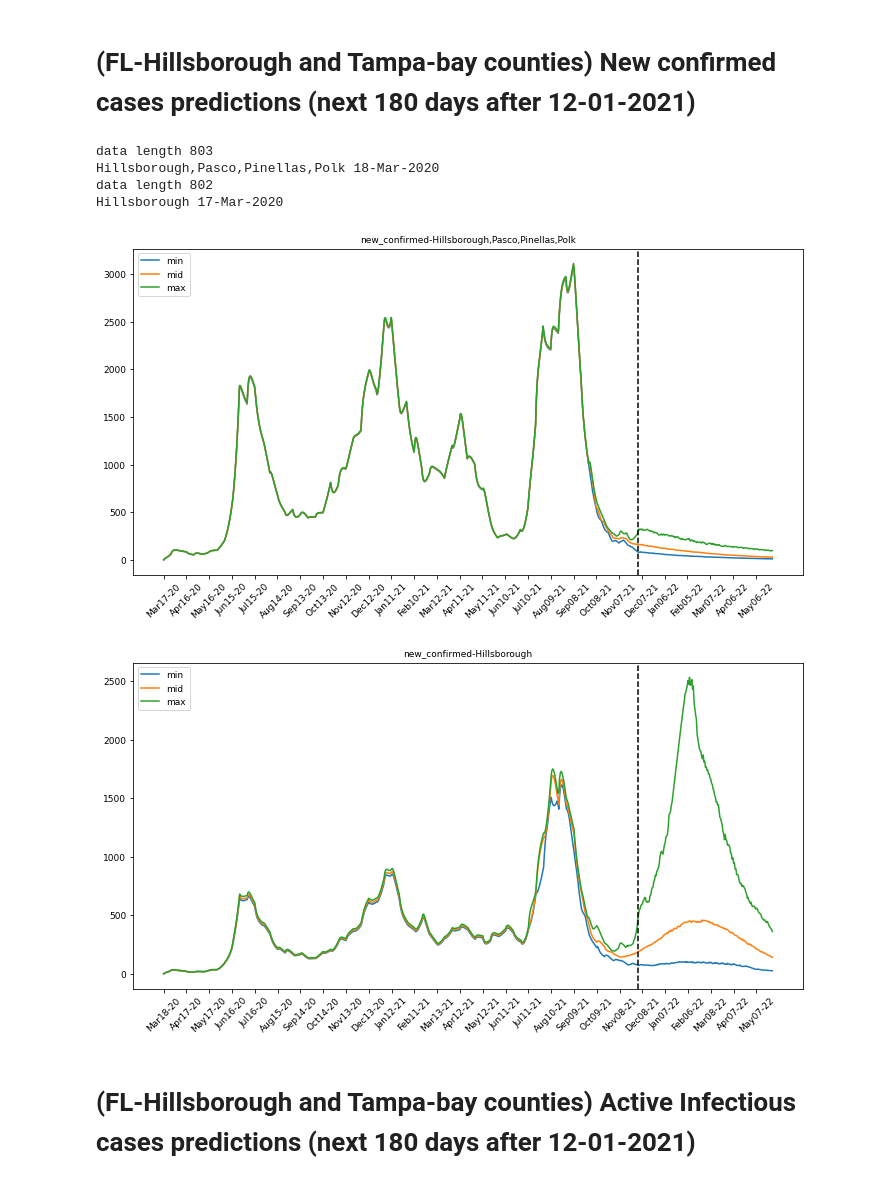
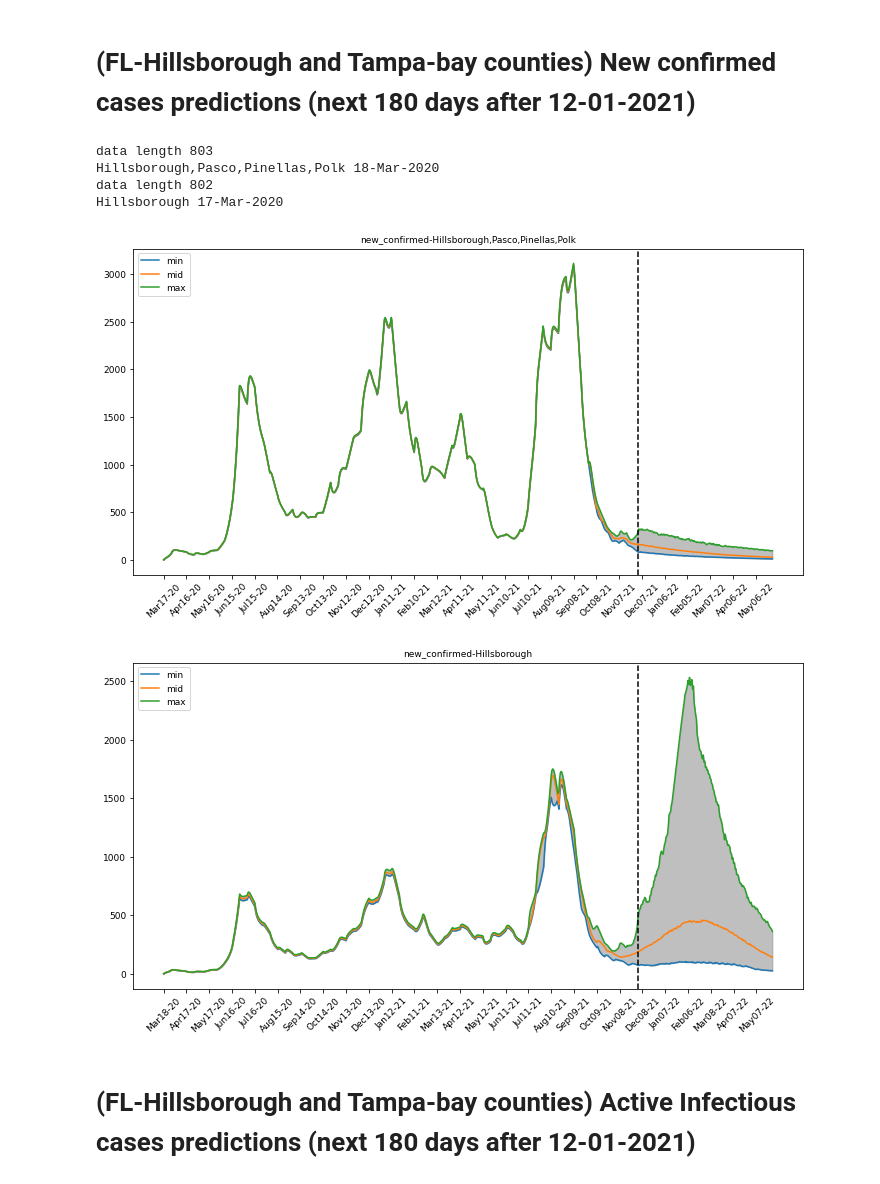
Before and after one commit to EdwinMichaelLab/mongodb-read-and-plot, a Jupyter notebook: mongodb-read-data-and-plot.ipynb, the cells around one changed output. Cells and saved outputs as stored; diff of their text form; code cells hidden in the pictures.

```diff
--- a/mongodb-read-data-and-plot.ipynb
+++ b/mongodb-read-data-and-plot.ipynb
@@ -88,6 +88,7 @@ for x in mydoc:
         ax2.plot(days, min_data, label="min")
         ax2.plot(days, mid_data, label="mid")
         ax2.plot(days, max_data, label="max")
+        ax2.fill_between(days, min_data, max_data, color='grey', alpha=0.5)
         ax2.plot(days[:len(confirmed)], confirmed, label="confirmed")
         #ax2.plot(days[:len(deaths)], deaths, label="deaths")
 
@@ -129,35 +130,36 @@ for x in mydoc:
             mid_data.append(data[h][1])
             max_data.append(data[h][2])
 
         start_date=x["start_date"]
         sdate_obj = datetime.strptime(start_date, "%d-%b-%Y")
         days=[]
         for d in range(len(data)):
             dd = sdate_obj+timedelta(days=d)
             #dd = dd.strftime("%d-%b-%Y") # 17-Mar-2020
             #dd = dd.strftime("%m%d-%y") # 0317-20
             dd = dd.strftime("%b%d-%y") # 0317-20
             days.append(dd)
             #print(dd)
 
         fig2, ax2 = plt.subplots(figsize=(12,6))
 
         ax2.plot(days, min_data, label="min")
         ax2.plot(days, mid_data, label="mid")
         ax2.plot(days, max_data, label="max")
+        ax2.fill_between(days, min_data, max_data, color='grey', alpha=0.5)
 
         ax2.set_title(label+'-'+x["Locations"])
         plt.axvline(x=current_date, color='k', linestyle='--') # draw vertical line on current date
         plt.xticks(np.arange(0, len(days)+1, 30))
         plt.xticks(rotation=45)
         ax2.legend(loc=2); # upper left corner
 # %% [output]
 data length 803
 Hillsborough,Pasco,Pinellas,Polk 18-Mar-2020
 data length 802
 Hillsborough 17-Mar-2020
-[figure, old version]
+[figure, new version]
-[figure, old version]
+[figure, new version]
 # %% [markdown]
 # (FL-Hillsborough and Tampa-bay counties) Active Infectious cases predictions (next 180 days after 12-01-2021)
 # %%
```
Also changed, not shown: parts of 7 cells of this notebook.
